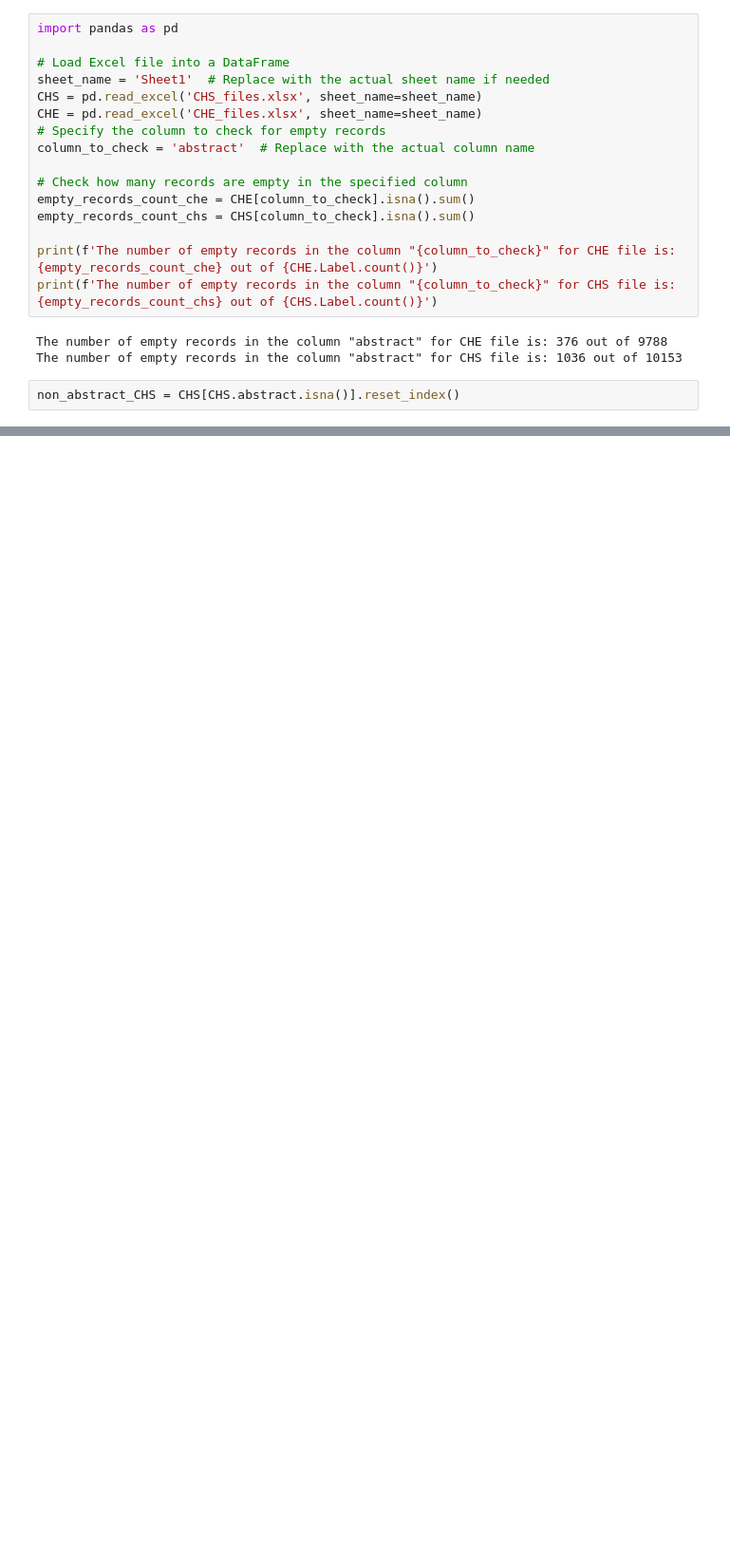
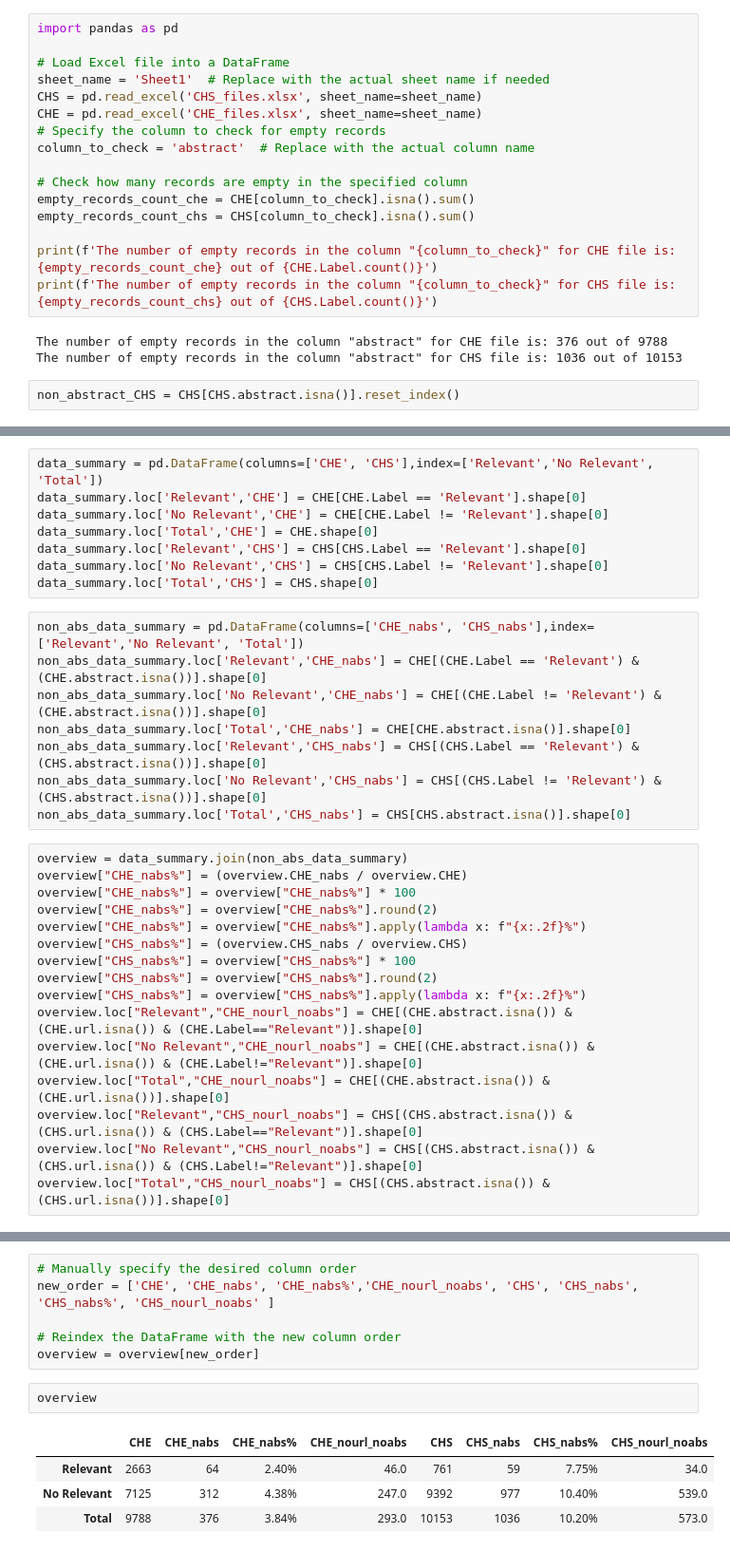
Before and after one commit to facuarre96/chlorine-lm-classifier, a Jupyter notebook: eda.ipynb, the cells around one changed output, grey strips where cells are left out. Shown at 95% size. Cells and saved outputs as stored; diff of their text form; blank space fills up the shorter version.

```diff
--- a/eda.ipynb
+++ b/eda.ipynb
@@ -41,0 +26,32 @@ non_abstract_CHS[non_abstract_CHS.url.isna()]
+# %%
+data_summary = pd.DataFrame(columns=['CHE', 'CHS'],index=['Relevant','No Relevant', 'Total'])
+data_summary.loc['Relevant','CHE'] = CHE[CHE.Label == 'Relevant'].shape[0]
+data_summary.loc['No Relevant','CHE'] = CHE[CHE.Label != 'Relevant'].shape[0]
+data_summary.loc['Total','CHE'] = CHE.shape[0]
+data_summary.loc['Relevant','CHS'] = CHS[CHS.Label == 'Relevant'].shape[0]
+data_summary.loc['No Relevant','CHS'] = CHS[CHS.Label != 'Relevant'].shape[0]
+data_summary.loc['Total','CHS'] = CHS.shape[0]
+# %%
+non_abs_data_summary = pd.DataFrame(columns=['CHE_nabs', 'CHS_nabs'],index=['Relevant','No Relevant', 'Total'])
+non_abs_data_summary.loc['Relevant','CHE_nabs'] = CHE[(CHE.Label == 'Relevant') & (CHE.abstract.isna())].shape[0]
+non_abs_data_summary.loc['No Relevant','CHE_nabs'] = CHE[(CHE.Label != 'Relevant') & (CHE.abstract.isna())].shape[0]
+non_abs_data_summary.loc['Total','CHE_nabs'] = CHE[CHE.abstract.isna()].shape[0]
+non_abs_data_summary.loc['Relevant','CHS_nabs'] = CHS[(CHS.Label == 'Relevant') & (CHS.abstract.isna())].shape[0]
+non_abs_data_summary.loc['No Relevant','CHS_nabs'] = CHS[(CHS.Label != 'Relevant') & (CHS.abstract.isna())].shape[0]
+non_abs_data_summary.loc['Total','CHS_nabs'] = CHS[CHS.abstract.isna()].shape[0]
+# %%
+overview = data_summary.join(non_abs_data_summary)
+overview["CHE_nabs%"] = (overview.CHE_nabs / overview.CHE)
+overview["CHE_nabs%"] = overview["CHE_nabs%"] * 100
+overview["CHE_nabs%"] = overview["CHE_nabs%"].round(2)
+overview["CHE_nabs%"] = overview["CHE_nabs%"].apply(lambda x: f"{x:.2f}%")
+overview["CHS_nabs%"] = (overview.CHS_nabs / overview.CHS)
+overview["CHS_nabs%"] = overview["CHS_nabs%"] * 100
+overview["CHS_nabs%"] = overview["CHS_nabs%"].round(2)
+overview["CHS_nabs%"] = overview["CHS_nabs%"].apply(lambda x: f"{x:.2f}%")
+overview.loc["Relevant","CHE_nourl_noabs"] = CHE[(CHE.abstract.isna()) & (CHE.url.isna()) & (CHE.Label=="Relevant")].shape[0]
+overview.loc["No Relevant","CHE_nourl_noabs"] = CHE[(CHE.abstract.isna()) & (CHE.url.isna()) & (CHE.Label!="Relevant")].shape[0]
+overview.loc["Total","CHE_nourl_noabs"] = CHE[(CHE.abstract.isna()) & (CHE.url.isna())].shape[0]
+overview.loc["Relevant","CHS_nourl_noabs"] = CHS[(CHS.abstract.isna()) & (CHS.url.isna()) & (CHS.Label=="Relevant")].shape[0]
+overview.loc["No Relevant","CHS_nourl_noabs"] = CHS[(CHS.abstract.isna()) & (CHS.url.isna()) & (CHS.Label!="Relevant")].shape[0]
+overview.loc["Total","CHS_nourl_noabs"] = CHS[(CHS.abstract.isna()) & (CHS.url.isna())].shape[0]
@@ -41,0 +64,13 @@ non_abstract_CHS[non_abstract_CHS.url.isna()]
+# %%
+# Manually specify the desired column order
+new_order = ['CHE', 'CHE_nabs', 'CHE_nabs%','CHE_nourl_noabs', 'CHS', 'CHS_nabs', 'CHS_nabs%', 'CHS_nourl_noabs' ]
+
+# Reindex the DataFrame with the new column order
+overview = overview[new_order]
+# %%
+overview
+# %% [output]
+|  | CHE | CHE_nabs | CHE_nabs% | CHE_nourl_noabs | CHS | CHS_nabs | CHS_nabs% | CHS_nourl_noabs |
+| Relevant | 2663 | 64 | 2.40% | 46.0 | 761 | 59 | 7.75% | 34.0 |
+| No Relevant | 7125 | 312 | 4.38% | 247.0 | 9392 | 977 | 10.40% | 539.0 |
+| Total | 9788 | 376 | 3.84% | 293.0 | 10153 | 1036 | 10.20% | 573.0 |
```
Also changed, not shown: parts of 10 cells of this notebook, 1 other file.
